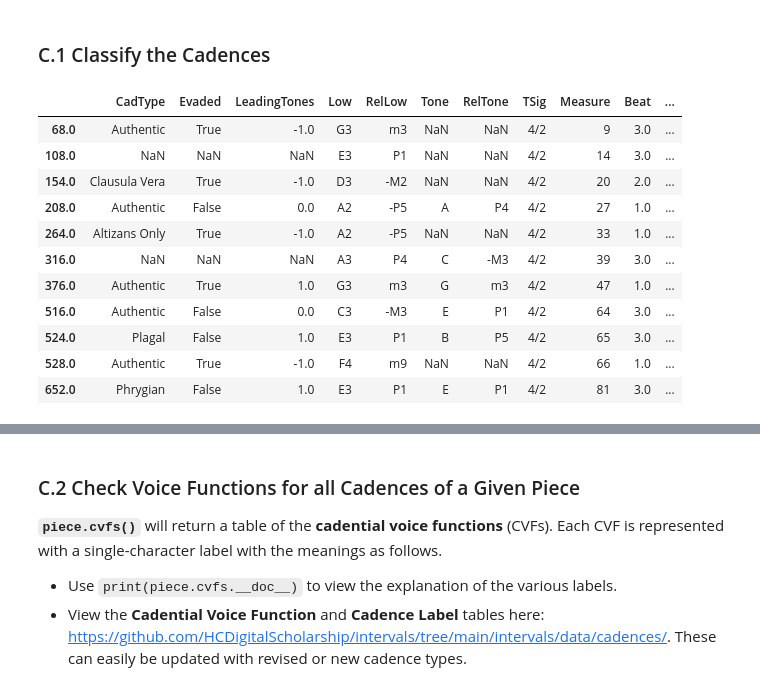
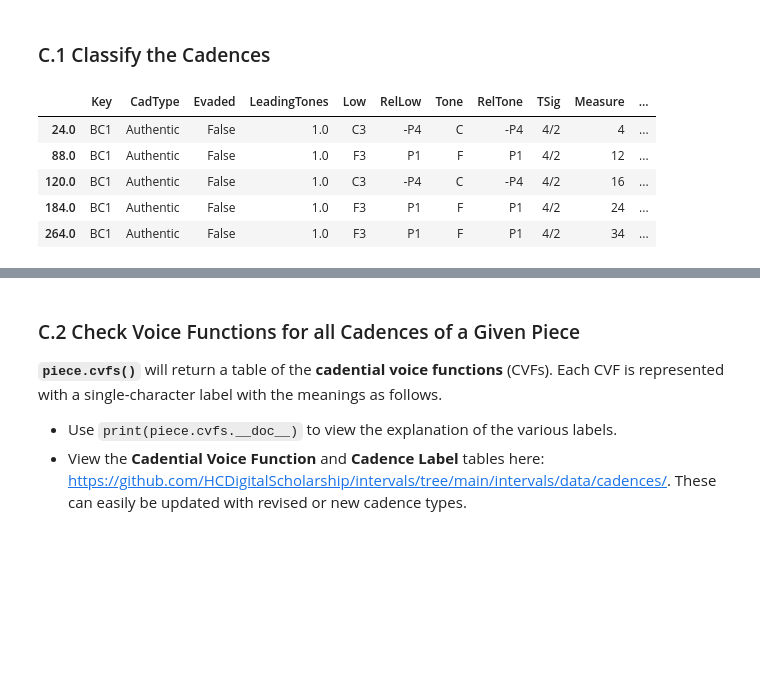
Before and after one commit to RichardFreedman/CRIM_JHUB, a Jupyter notebook: CRIM_04_Cadences_with_Verovio.ipynb, the cells around one changed output, grey strips where cells are left out. Cells and saved outputs as stored; diff of their text form; code cells hidden in the pictures; blank space fills up the shorter version.

```diff
--- a/CRIM_04_Cadences_with_Verovio.ipynb
+++ b/CRIM_04_Cadences_with_Verovio.ipynb
@@ -106,7 +106,7 @@ Music_Files folder already exists.
 
 prefix = 'https://crimproject.org/mei/'
 # just add the CRIM Piece ID here
-mei_file = 'CRIM_Model_0025.mei'
+mei_file = 'CRIM_Model_0030.mei'
 url = prefix + mei_file
 
 piece = importScore(url)
@@ -146,21 +146,15 @@ View the **Cadential Voice Function** and **Cadence Label** tables here:  https:
 # %% [markdown]
 ### C.1 Classify the Cadences
 # %%
-cadences = piece.cadences()
+cadences = piece.cadences(keep_keys=True)
 cadences
 # %% [output]
-|  | CadType | Evaded | LeadingTones | Low | RelLow | Tone | RelTone | TSig | Measure | Beat | ... |
-| 68.0 | Authentic | True | -1.0 | G3 | m3 | NaN | NaN | 4/2 | 9 | 3.0 | ... |
-| 108.0 | NaN | NaN | NaN | E3 | P1 | NaN | NaN | 4/2 | 14 | 3.0 | ... |
-| 154.0 | Clausula Vera | True | -1.0 | D3 | -M2 | NaN | NaN | 4/2 | 20 | 2.0 | ... |
-| 208.0 | Authentic | False | 0.0 | A2 | -P5 | A | P4 | 4/2 | 27 | 1.0 | ... |
-| 264.0 | Altizans Only | True | -1.0 | A2 | -P5 | NaN | NaN | 4/2 | 33 | 1.0 | ... |
-| 316.0 | NaN | NaN | NaN | A3 | P4 | C | -M3 | 4/2 | 39 | 3.0 | ... |
-| 376.0 | Authentic | True | 1.0 | G3 | m3 | G | m3 | 4/2 | 47 | 1.0 | ... |
-| 516.0 | Authentic | False | 0.0 | C3 | -M3 | E | P1 | 4/2 | 64 | 3.0 | ... |
-| 524.0 | Plagal | False | 1.0 | E3 | P1 | B | P5 | 4/2 | 65 | 3.0 | ... |
-| 528.0 | Authentic | True | -1.0 | F4 | m9 | NaN | NaN | 4/2 | 66 | 1.0 | ... |
-| 652.0 | Phrygian | False | 1.0 | E3 | P1 | E | P1 | 4/2 | 81 | 3.0 | ... |
+|  | Key | CadType | Evaded | LeadingTones | Low | RelLow | Tone | RelTone | TSig | Measure | ... |
+| 24.0 | BC1 | Authentic | False | 1.0 | C3 | -P4 | C | -P4 | 4/2 | 4 | ... |
+| 88.0 | BC1 | Authentic | False | 1.0 | F3 | P1 | F | P1 | 4/2 | 12 | ... |
+| 120.0 | BC1 | Authentic | False | 1.0 | C3 | -P4 | C | -P4 | 4/2 | 16 | ... |
+| 184.0 | BC1 | Authentic | False | 1.0 | F3 | P1 | F | P1 | 4/2 | 24 | ... |
+| 264.0 | BC1 | Authentic | False | 1.0 | F3 | P1 | F | P1 | 4/2 | 34 | ... |
 # %%
 # Reorganize the Columns:
 col_list = ['Measure', 'Beat', 'CadType', 'Tone','Evaded','LeadingTones', 'Low','RelLow','RelTone','Progress','SinceLast','ToNext']
```
Also changed, not shown: parts of 7 cells of this notebook.
